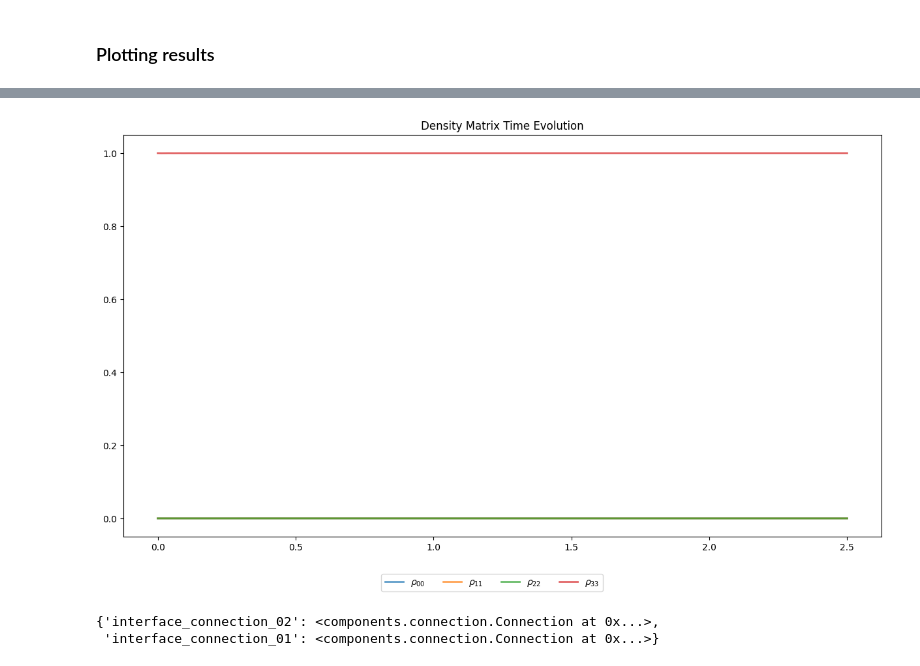
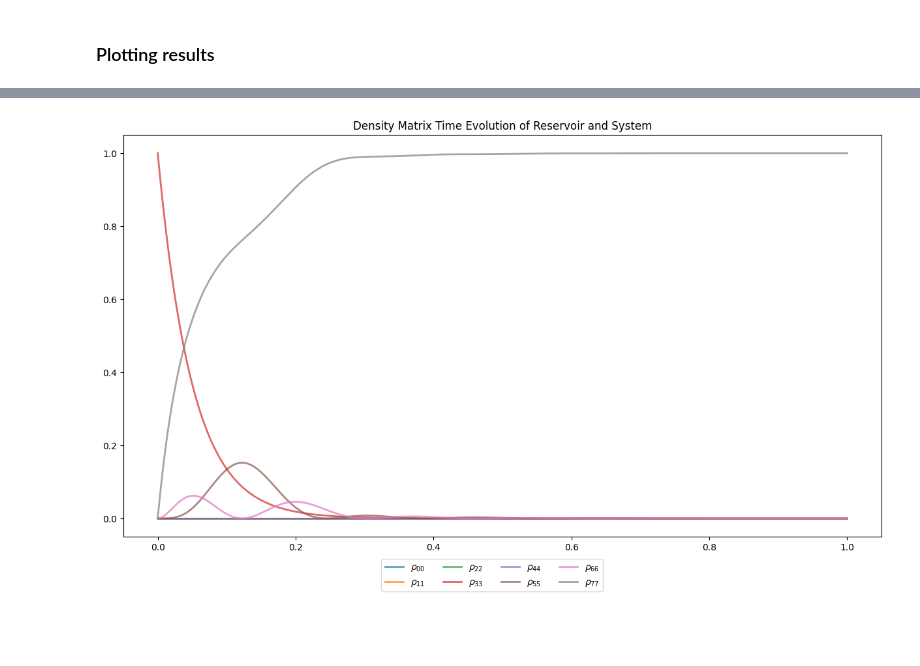
Before and after one commit to Mmackinnon01/entanglement_classifier, a Jupyter notebook: classifier/run.ipynb, the cells around one changed output, grey strips where cells are left out. Drawn from its saved outputs; the diff is of its cells as text; code cells hidden in the pictures; blank space fills up the shorter version.

Commit message:
Implemented excitation measurements and plots

```diff
--- a/classifier/run.ipynb
+++ b/classifier/run.ipynb
@@ -74,9 +69,4 @@ log.plot(plot_trace=False)
-# %%
-log.plot(plot_trace=True)
-# %% [output]
-[figure, removed]
-# %%
-model.interface.connections
-# %% [output]
-{'interface_connection_02': <components.connection.Connection at 0x...>,
- 'interface_connection_01': <components.connection.Connection at 0x...>}
+# %%
+log.plotResAndSys()
+# %% [output]
+[figure, added]
```
Also changed, not shown: parts of 10 cells of this notebook, 5 other files.
